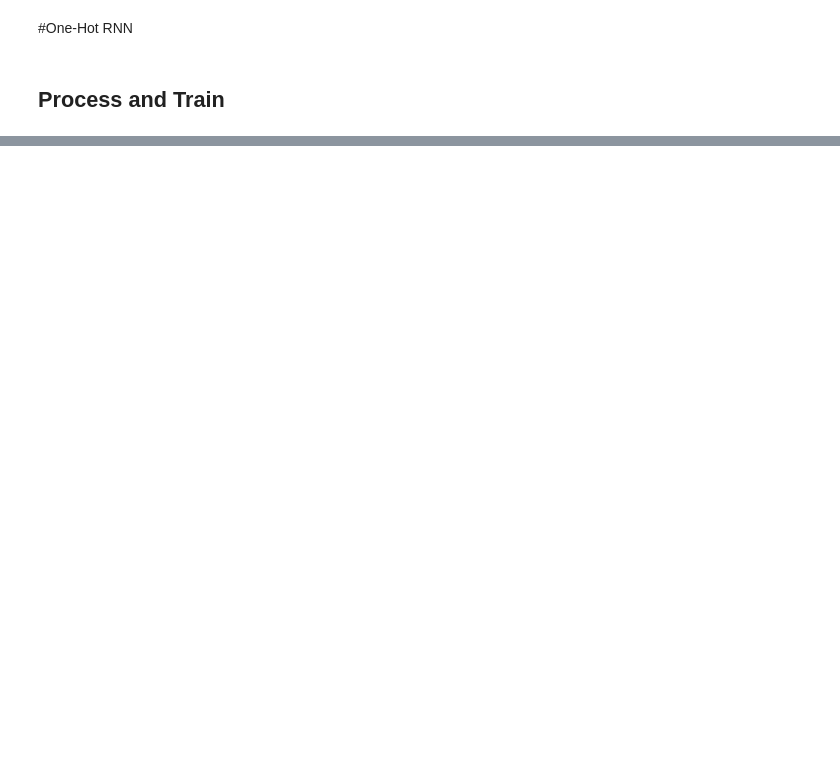
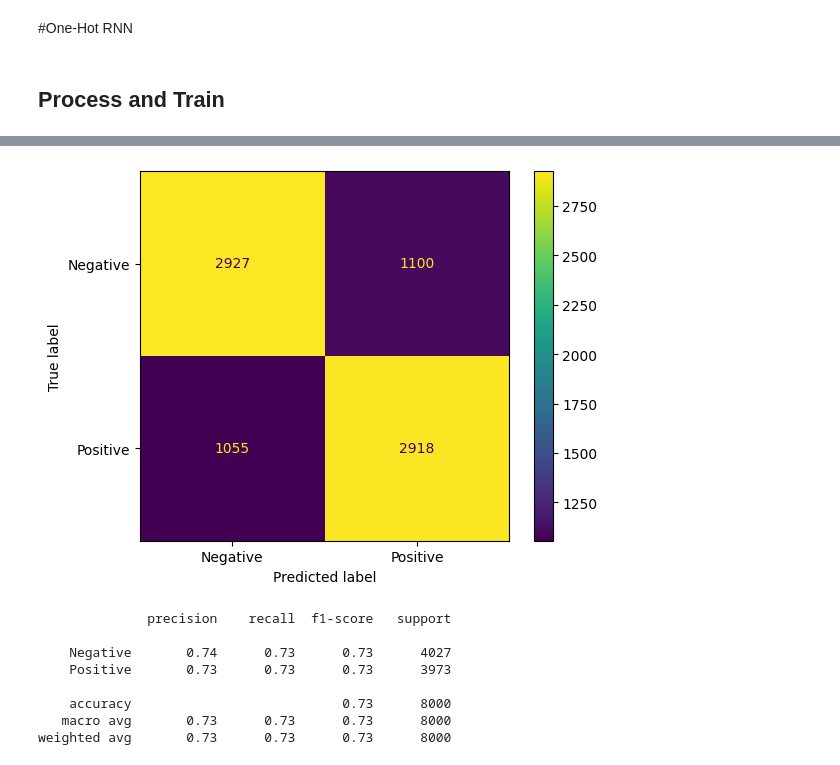
Before and after one commit to VavRe/nlp-ut, a Jupyter notebook: CA3/Q1_Twitter_Sentiment_Analysis_RNN.ipynb, the cells around one changed output, grey strips where cells are left out. Cells and saved outputs as stored; diff of their text form; code cells hidden in the pictures; blank space fills up the shorter version.

Commit message:
The RNN is now completed on, GloVe, Word2Vec and One Hot Encoded Embeddings

```diff
--- a/CA3/Q1_Twitter_Sentiment_Analysis_RNN.ipynb
+++ b/CA3/Q1_Twitter_Sentiment_Analysis_RNN.ipynb
@@ -61,7 +66,7 @@ df
 # %%
 from sklearn.model_selection import train_test_split
 
-samples_fraction = 0.2
+samples_fraction = 0.025
 stratify_on = "sentiment"
 
 _, dataset = train_test_split(df, stratify=df[stratify_on],
@@ -346,14 +439,14 @@ from sklearn.feature_extraction.text import CountVectorizer
 # Define a sample text data
 
 # Initialize the CountVectorizer
-vectorizer = CountVectorizer(binary=True, max_features=vocab_size )
+vectorizer = CountVectorizer(binary=True, max_features=5000 )
 
 # Fit the vectorizer to the text data
 vectorizer.fit(X_train)
 
-# Transform the text data into a one-hot encoded matrix
-X_train_onehot = vectorizer.transform(X_train)
-X_test_onehot = vectorizer.transform(X_test)
+# # Transform the text data into a one-hot encoded matrix
+X_train_onehot = vectorizer.transform(X_train).toarray()
+X_test_onehot = vectorizer.transform(X_test).toarray()
 
 # Print the one-hot encoded data
-type(X_train_onehot)
+# type(X_train_onehot)
@@ -361,0 +500,22 @@ scipy.sparse._csr.csr_matrix
+# %%
+y_pred = RNN_onehot.predict(X_test_onehot)
+
+
+from sklearn.metrics import confusion_matrix, ConfusionMatrixDisplay
+import matplotlib.pyplot as plt
+
+
+
+y_pred_classes = np.argmax(y_pred, axis=1)
+y_true_classes = np.argmax(y_test, axis=1)
+conf_mat = confusion_matrix(y_true_classes, y_pred_classes)
+disp = ConfusionMatrixDisplay(conf_mat, display_labels=['Negative', 'Positive'])
+disp.plot()
+plt.show()
+
+
+
+from sklearn.metrics import classification_report
+target_names = ["Negative","Positive"]
+print(classification_report(y_true_classes, y_pred_classes, target_names=target_names))
+# %% [output]
@@ -361,0 +523,9 @@ scipy.sparse._csr.csr_matrix
+[figure, added]
+              precision    recall  f1-score   support
+
+    Negative       0.74      0.73      0.73      4027
+    Positive       0.73      0.73      0.73      3973
+
+    accuracy                           0.73      8000
+   macro avg       0.73      0.73      0.73      8000
+weighted avg       0.73      0.73      0.73      8000
```
Also changed, not shown: parts of 20 cells of this notebook.
